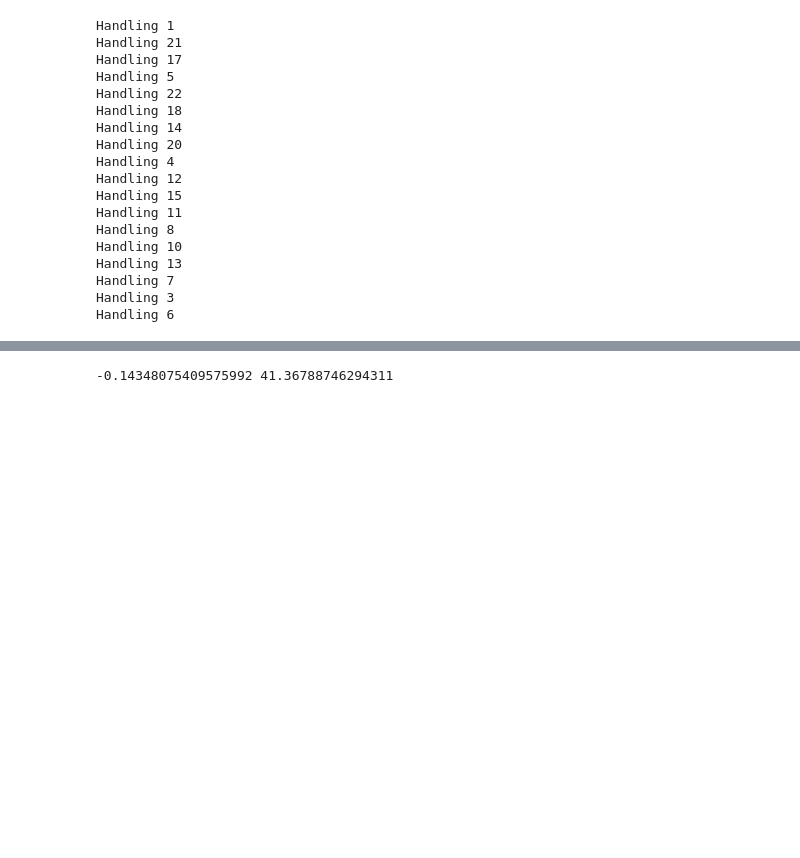
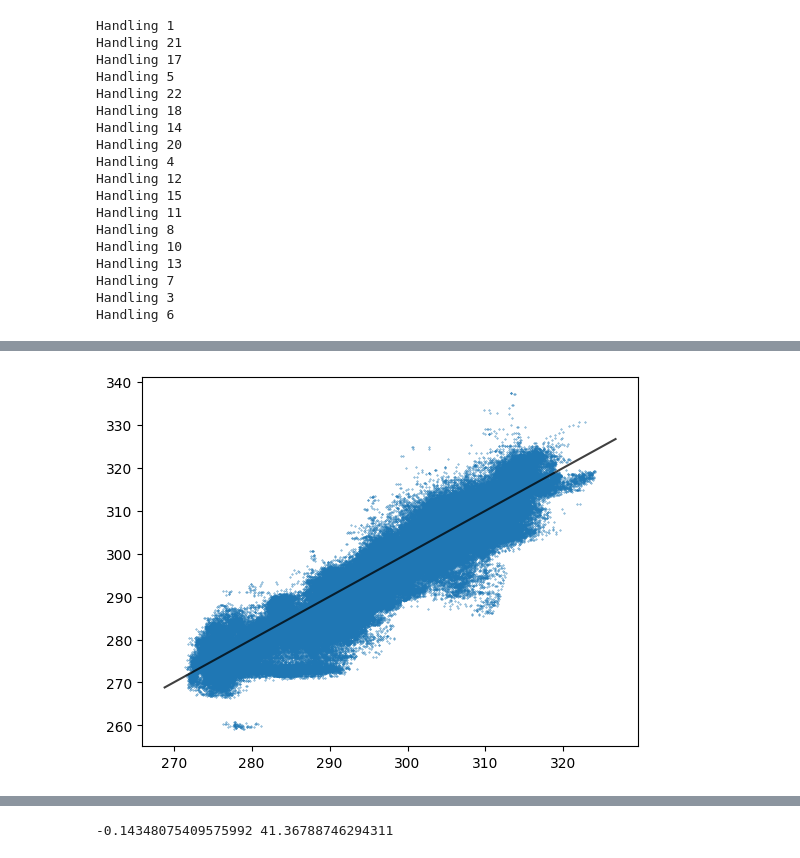
Before and after one commit to thomaslu678/Praxis-Lab-25-26, a Jupyter notebook: clean/16_VIT_No_Test.ipynb, the cells around one changed output, grey strips where cells are left out. Saved outputs shown, nothing was run; the diff lists cells and outputs as text; code cells hidden in the pictures; blank space fills up the shorter version.

Commit message:
Full dataset run results

```diff
--- a/clean/16_VIT_No_Test.ipynb
+++ b/clean/16_VIT_No_Test.ipynb
@@ -2450,3 +2518,11 @@ plot_val_train(history)
+# %%
+plt.scatter(val_results['predictions_K'], val_results['targets_K'], s=0.1, zorder=1)
+lims = plt.xlim()
+plt.plot(lims, lims, color='black', alpha=0.75, zorder=2)
+
+plt.show()
+# %% [output]
+[figure, added]
 # %%
 plt.scatter(test_results['predictions_K'], test_results['targets_K'], s=0.1, zorder=1)
 lims = plt.xlim()
```
Also changed, not shown: parts of 19 cells of this notebook.
